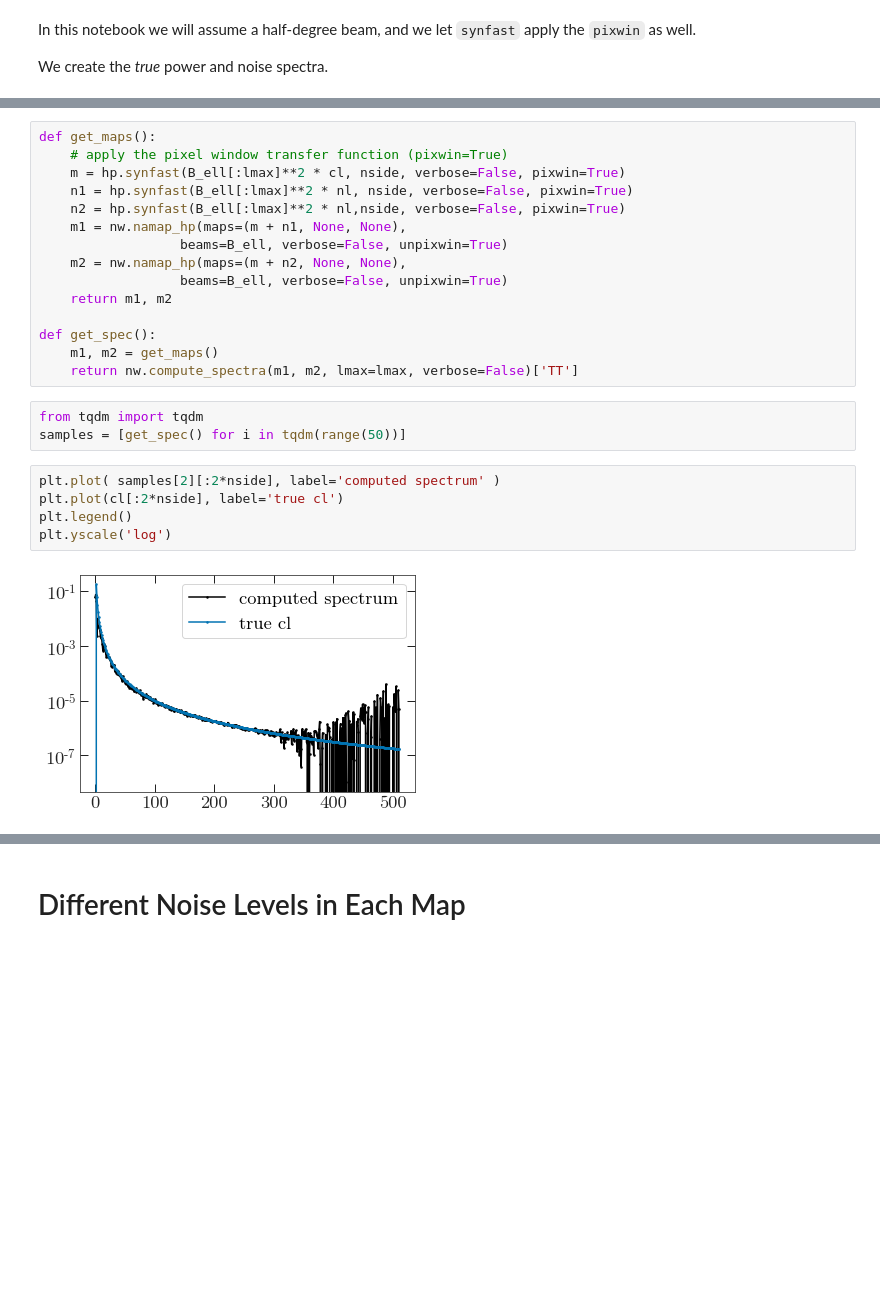
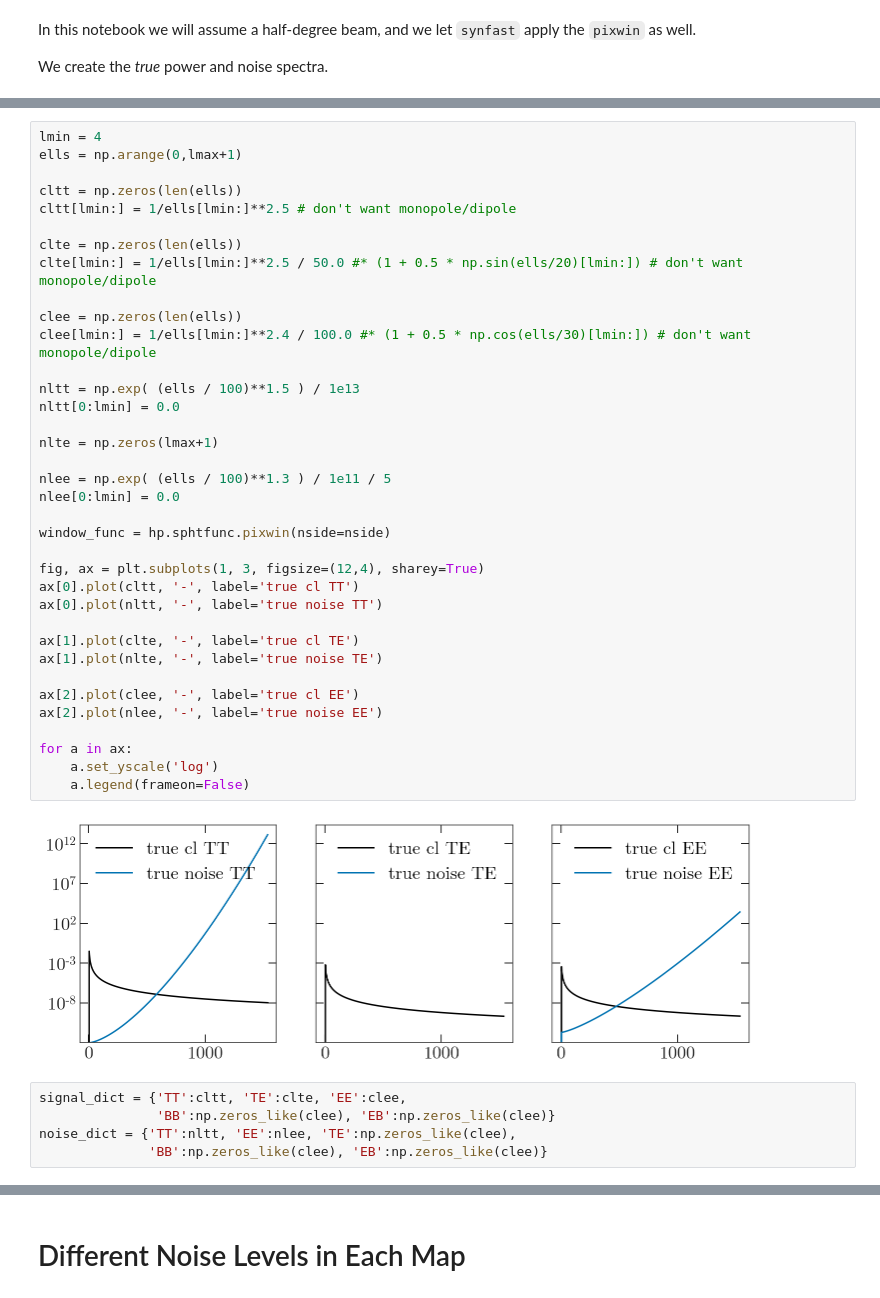
Before and after one commit to xzackli/nawrapper, a Jupyter notebook: notebooks/Healpix Sims.ipynb, the cells around one changed output, grey strips where cells are left out. Drawn from its saved outputs; the diff is of its cells as text; blank space fills up the shorter version.

```diff
--- a/notebooks/Healpix Sims.ipynb
+++ b/notebooks/Healpix Sims.ipynb
@@ -43,25 +30,43 @@ plt.legend()
-# %%
-def get_maps():
-    # apply the pixel window transfer function (pixwin=True)
-    m = hp.synfast(B_ell[:lmax]**2 * cl, nside, verbose=False, pixwin=True)
-    n1 = hp.synfast(B_ell[:lmax]**2 * nl, nside, verbose=False, pixwin=True)
-    n2 = hp.synfast(B_ell[:lmax]**2 * nl,nside, verbose=False, pixwin=True)
-    m1 = nw.namap_hp(maps=(m + n1, None, None),
-                  beams=B_ell, verbose=False, unpixwin=True)
-    m2 = nw.namap_hp(maps=(m + n2, None, None),
-                  beams=B_ell, verbose=False, unpixwin=True)
-    return m1, m2
-
-def get_spec():
-    m1, m2 = get_maps()
-    return nw.compute_spectra(m1, m2, lmax=lmax, verbose=False)['TT']
-# %%
-from tqdm import tqdm
-samples = [get_spec() for i in tqdm(range(50))]
-# %%
-plt.plot( samples[2][:2*nside], label='computed spectrum' )
-plt.plot(cl[:2*nside], label='true cl')
-plt.legend()
-plt.yscale('log')
-# %% [output]
-[figure, removed]
+# %%
+lmin = 4
+ells = np.arange(0,lmax+1)
+
+cltt = np.zeros(len(ells))
+cltt[lmin:] = 1/ells[lmin:]**2.5 # don't want monopole/dipole
+
+clte = np.zeros(len(ells))
+clte[lmin:] = 1/ells[lmin:]**2.5 / 50.0 #* (1 + 0.5 * np.sin(ells/20)[lmin:]) # don't want monopole/dipole
+
+clee = np.zeros(len(ells))
+clee[lmin:] = 1/ells[lmin:]**2.4 / 100.0 #* (1 + 0.5 * np.cos(ells/30)[lmin:]) # don't want monopole/dipole
+
+nltt = np.exp( (ells / 100)**1.5 ) / 1e13
+nltt[0:lmin] = 0.0
+
+nlte = np.zeros(lmax+1)
+
+nlee = np.exp( (ells / 100)**1.3 ) / 1e11 / 5
+nlee[0:lmin] = 0.0
+
+window_func = hp.sphtfunc.pixwin(nside=nside)
+
+fig, ax = plt.subplots(1, 3, figsize=(12,4), sharey=True)
+ax[0].plot(cltt, '-', label='true cl TT')
+ax[0].plot(nltt, '-', label='true noise TT')
+
+ax[1].plot(clte, '-', label='true cl TE')
+ax[1].plot(nlte, '-', label='true noise TE')
+
+ax[2].plot(clee, '-', label='true cl EE')
+ax[2].plot(nlee, '-', label='true noise EE')
+
+for a in ax:
+    a.set_yscale('log')
+    a.legend(frameon=False)
+# %% [output]
+[figure, added]
+# %%
+signal_dict = {'TT':cltt, 'TE':clte, 'EE':clee,
+               'BB':np.zeros_like(clee), 'EB':np.zeros_like(clee)}
+noise_dict = {'TT':nltt, 'EE':nlee, 'TE':np.zeros_like(clee),
+              'BB':np.zeros_like(clee), 'EB':np.zeros_like(clee)}
```
Also changed, not shown: parts of 31 cells of this notebook, 5 other files.
